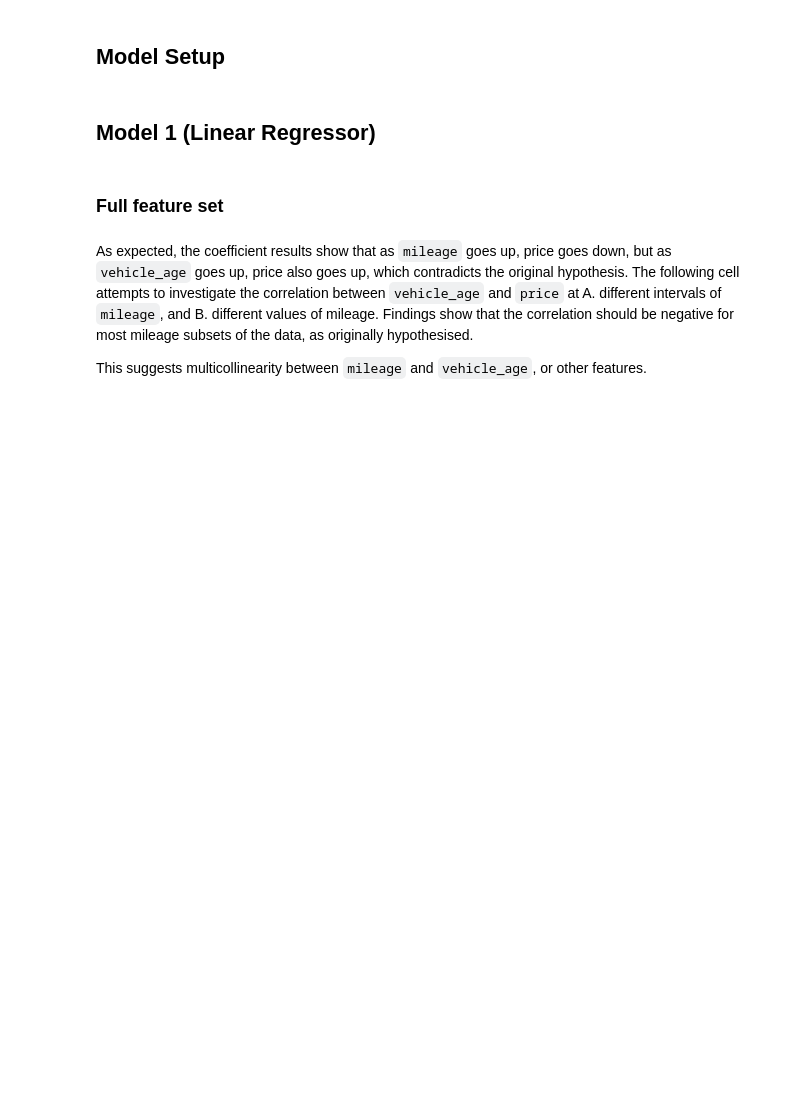
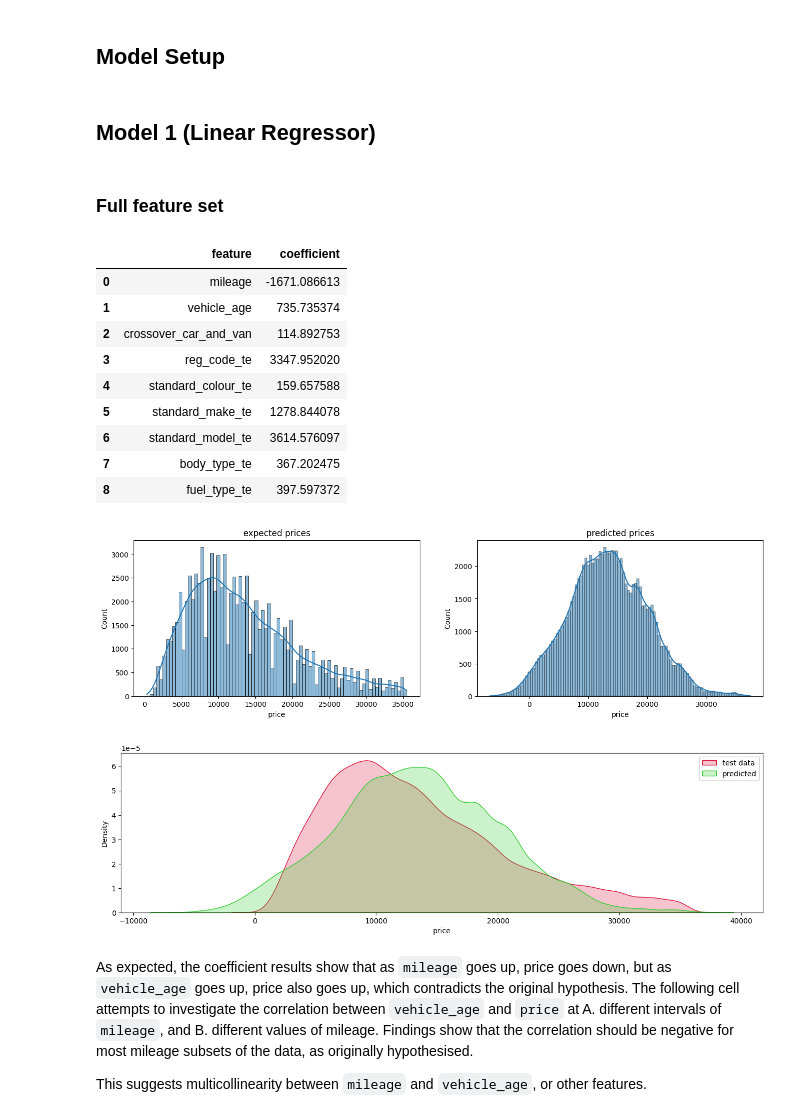
Before and after one commit to jake05050505/UA92-12-Applied_Artificial_Intelligence, a Jupyter notebook: assignment.ipynb, the cells around one changed output. Saved outputs shown, nothing was run; the diff lists cells and outputs as text; code cells hidden in the pictures; blank space fills up the shorter version.

```diff
--- a/assignment.ipynb
+++ b/assignment.ipynb
@@ -397,12 +540,25 @@ def run_linear_regressor(*, exclude_columns: list[str] = [], return_model: bool
 # %% [markdown]
 ### Full feature set
 # %%
-y_pred, lr_model = run_linear_regressor(return_model=True)
+y_pred, lr_model = run_linear_regressor(return_model=True, show_plots=True)
 
 log_metrics(
     y_pred,
     name="Linear Regressor full"
 )
+# %% [output]
+|  | feature | coefficient |
+| 0 | mileage | -1671.086613 |
+| 1 | vehicle_age | 735.735374 |
+| 2 | crossover_car_and_van | 114.892753 |
+| 3 | reg_code_te | 3347.952020 |
+| 4 | standard_colour_te | 159.657588 |
+| 5 | standard_make_te | 1278.844078 |
+| 6 | standard_model_te | 3614.576097 |
+| 7 | body_type_te | 367.202475 |
+| 8 | fuel_type_te | 397.597372 |
+[figure, added]
+[figure, added]
 # %% [markdown]
 As expected, the coefficient results show that as `mileage` goes up, price goes down, but as `vehicle_age` goes up, price also goes up, which contradicts the original hypothesis. The following cell attempts to investigate the correlation between `vehicle_age` and `price` at A. different intervals of `mileage`, and B. different values of mileage. Findings show that the correlation should be negative for most mileage subsets of the data, as originally hypothesised.
 
```
Also changed, not shown: parts of 33 cells of this notebook.
